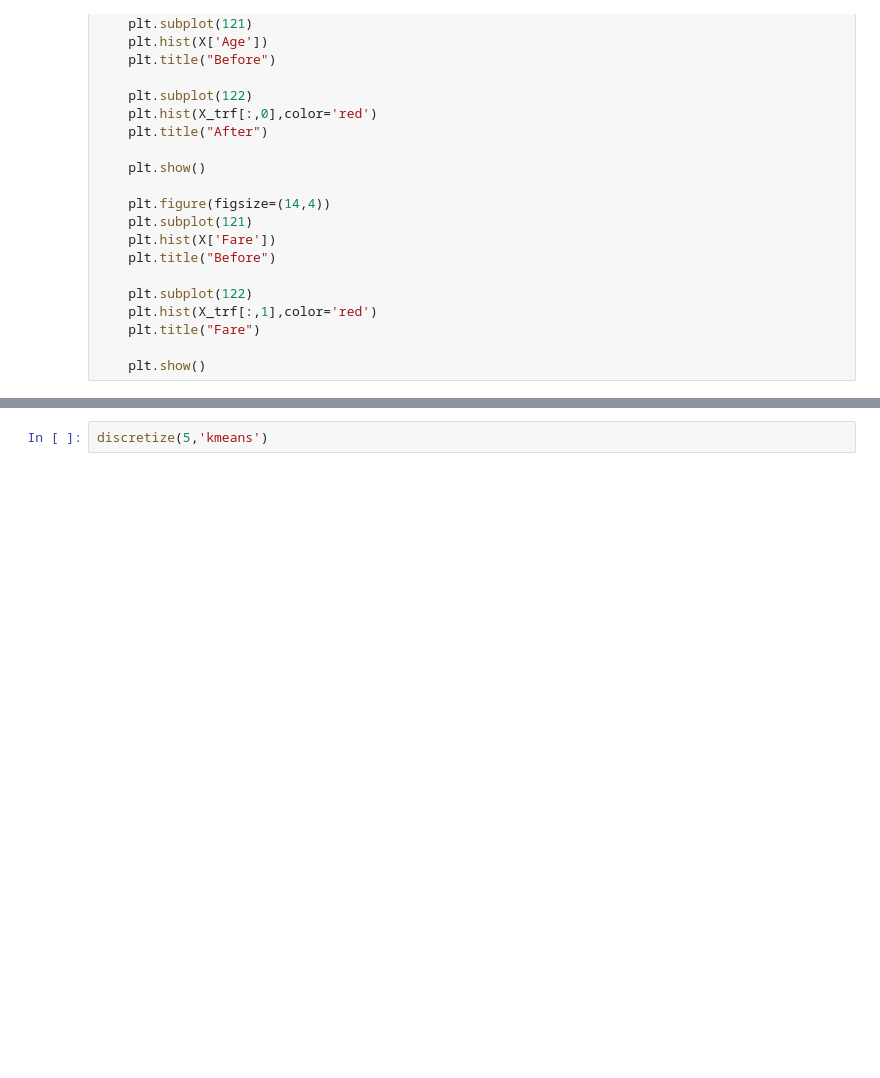
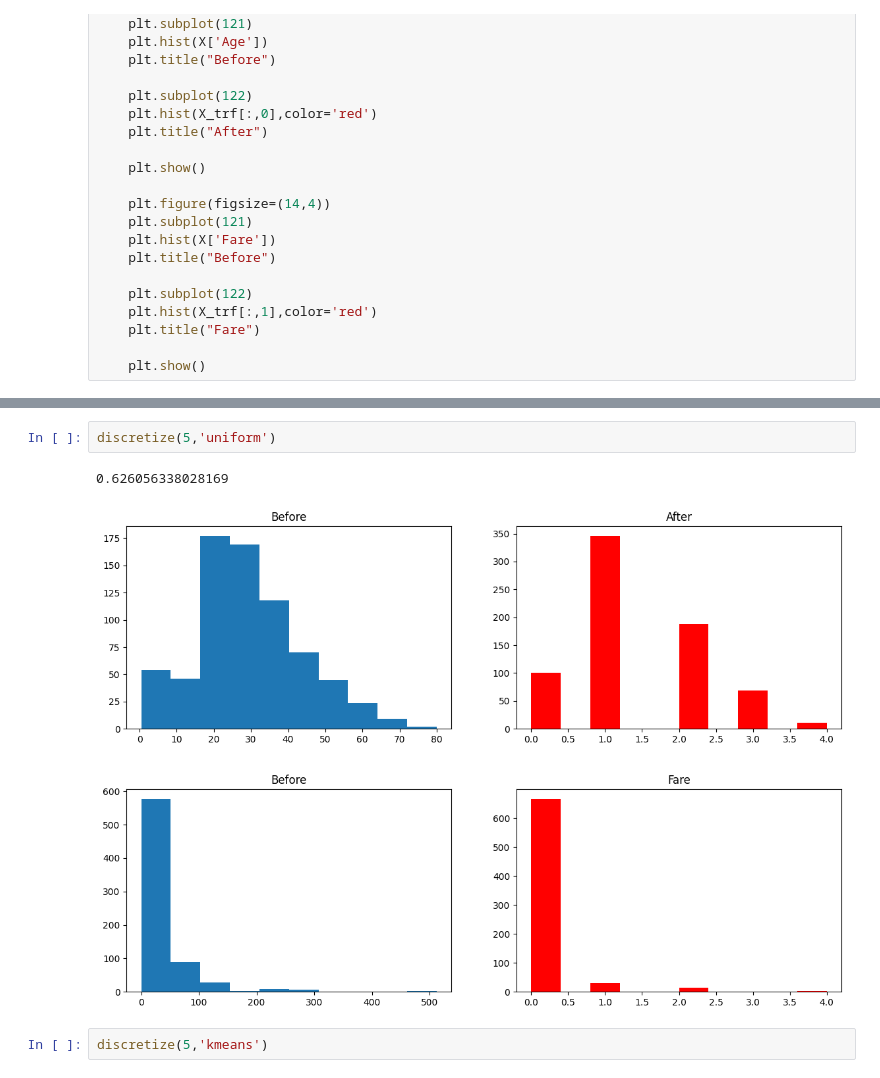
Before and after one commit to ishhwwq/data_scraping, a Jupyter notebook: binning&binarization/data_18.ipynb, the cells around one changed output, grey strips where cells are left out. Saved outputs shown, nothing was run; the diff lists cells and outputs as text; blank space fills up the shorter version.

```diff
--- a/binning&binarization/data_18.ipynb
+++ b/binning&binarization/data_18.ipynb
@@ -157,3 +163,9 @@ def discretize(bins,strategy):
+# %%
+discretize(5,'uniform')
+# %% [output]
+0.626056338028169
+[figure, added]
+[figure, added]
 # %%
 discretize(5,'kmeans')
 # %% [output]
```
Also changed, not shown: parts of 1 cell of this notebook, 1 other file.
